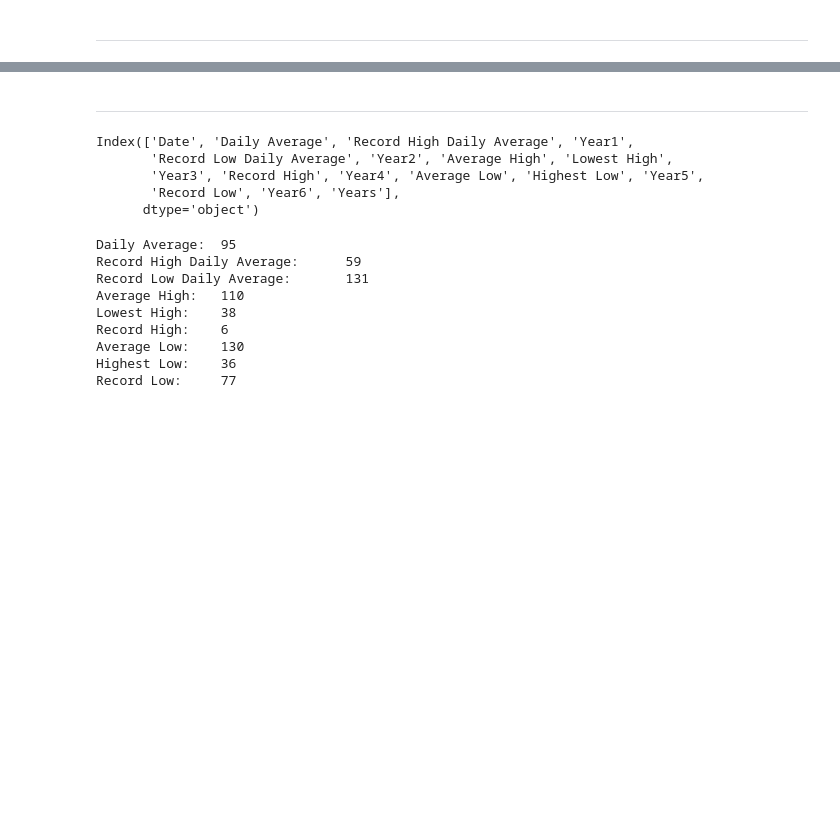
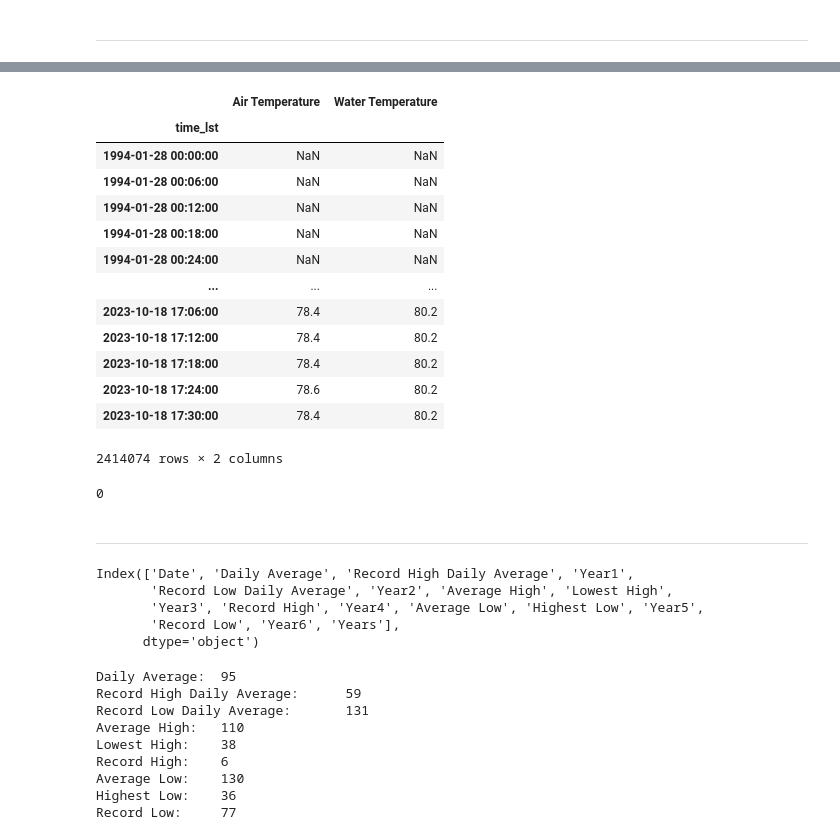
Before and after one commit to mdgrossi/climatology-jekyll, a Jupyter notebook: NOAA-CO-OPS-Climatology.ipynb, the cells around one changed output, grey strips where cells are left out. Saved outputs shown, nothing was run; the diff lists cells and outputs as text; code cells hidden in the pictures; blank space fills up the shorter version.

```diff
--- a/NOAA-CO-OPS-Climatology.ipynb
+++ b/NOAA-CO-OPS-Climatology.ipynb
@@ -962,3 +1095,26 @@ vk.update_stats()
+# %%
+pd.concat([
+    d2,
+    data[data.index.isin(d2.index) == False]])
+# %% [output]
+|  | Air Temperature | Water Temperature |
+| time_lst |  |  |
+| 1994-01-28 00:00:00 | NaN | NaN |
+| 1994-01-28 00:06:00 | NaN | NaN |
+| 1994-01-28 00:12:00 | NaN | NaN |
+| 1994-01-28 00:18:00 | NaN | NaN |
+| 1994-01-28 00:24:00 | NaN | NaN |
+| ... | ... | ... |
+| 2023-10-18 17:06:00 | 78.4 | 80.2 |
+| 2023-10-18 17:12:00 | 78.4 | 80.2 |
+| 2023-10-18 17:18:00 | 78.4 | 80.2 |
+| 2023-10-18 17:24:00 | 78.6 | 80.2 |
+| 2023-10-18 17:30:00 | 78.4 | 80.2 |
+2414074 rows × 2 columns
+# %%
+sum(~data.index.isin(d2.index))
+# %% [output]
+0
 # %% [markdown]
 ***
 # %%
```
Also changed, not shown: parts of 20 cells of this notebook, 1 other file.
